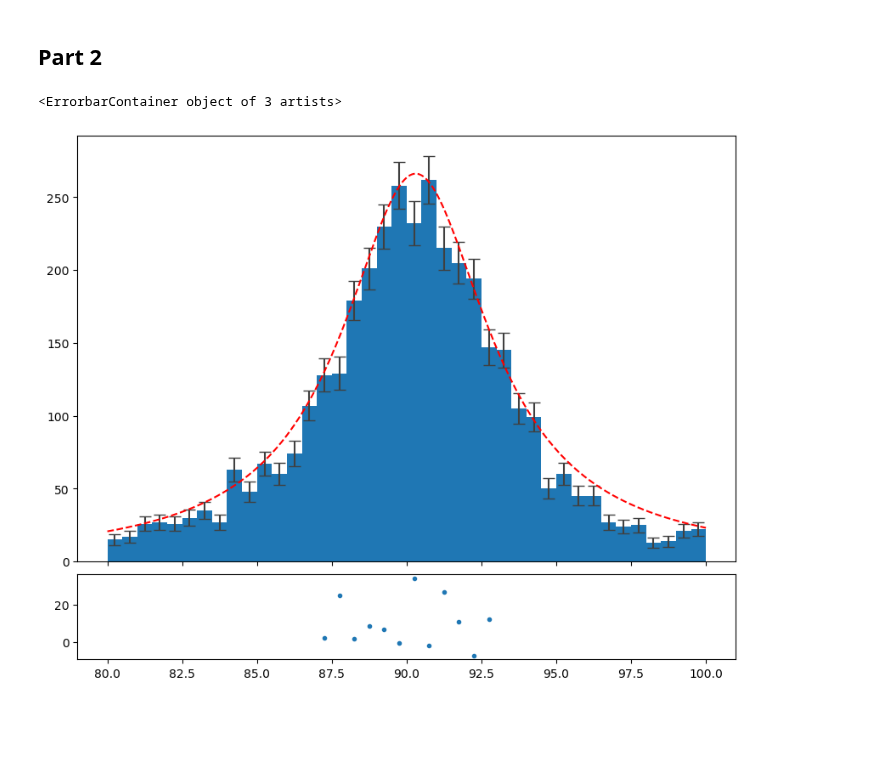
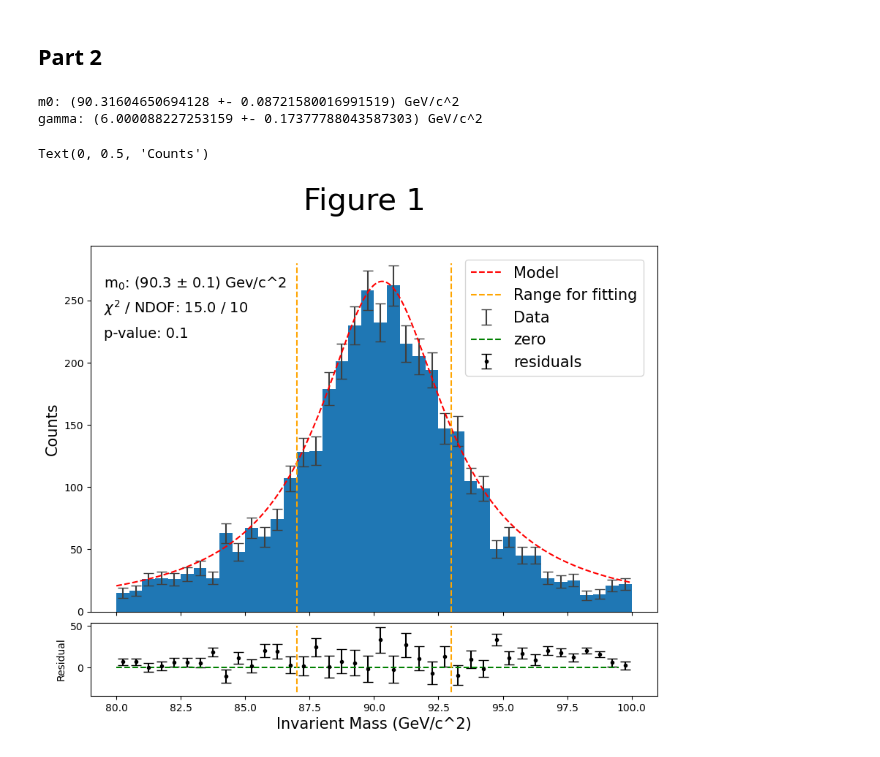
Before and after one commit to MatthewPrem/PHYS265-spring25, a Jupyter notebook: Lab3/Lab 3.ipynb, the cells around one changed output. Saved outputs shown, nothing was run; the diff lists cells and outputs as text; code cells hidden in the pictures; blank space fills up the shorter version.

```diff
--- a/Lab3/Lab 3.ipynb
+++ b/Lab3/Lab 3.ipynb
@@ -65,22 +66,44 @@ mask = (b+binsize/2>87)&(b+binsize/2<93)
 dataX = b[mask]+binsize/2
 dataY = n[mask]
 
-param, covar = curve_fit(D,dataX, dataY/np.sum(dataY))
+param, covar = curve_fit(D,dataX, dataY/np.sum(dataY), sigma=s_n[mask]/np.sum(dataY), absolute_sigma=True)
 
 evalX = np.linspace(bins[0], bins[-1], 1000)
 fit = D(evalX, param[0], param[1])
+
+m0,gamma=param
+s_m0, s_gamma = np.sqrt(np.diag(covar))
+print(f"m0: ({m0} +- {s_m0}) GeV/c^2\ngamma: ({gamma} +- {s_gamma}) GeV/c^2")
+# %% [output]
+m0: (90.31604650694128 +- 0.08721580016991519) GeV/c^2
+gamma: (6.000088227253159 +- 0.17377788043587303) GeV/c^2
-# %%
-fig, (axd,axr) = plt.subplots(2,1, sharex=True, gridspec_kw={'height_ratios':[5,1], 'hspace':0.05}, figsize=(10,8))
-axd.hist(M, bins=bins)
-axd.errorbar(b+binsize/2, n, s_n, fmt=" ", capsize=5, color=(0.25,0.25,0.25))
-axd.plot(evalX, fit*5000/2, color="red", linestyle="--")
-
-model = 5000./2.*D(dataX,param[0],param[1])
-residuals = model-dataY
-chi2 = np.sum((residuals)**2)
-ndof = len(model)-2
-
-axr.errorbar(dataX, residuals, fmt=".")
-# %% [output]
-<ErrorbarContainer object of 3 artists>
-[figure, removed]
+# %%
+fig, (axd,axr) = plt.subplots(2,1, sharex=True, gridspec_kw={'height_ratios':[5,1], 'hspace':0.05}, figsize=(10,8))
+axd.hist(M, bins=bins)
+axd.errorbar(b+binsize/2, n, s_n, fmt=" ", capsize=5, color=(0.25,0.25,0.25), label="Data")
+axd.plot(evalX, fit*5000/2, color="red", linestyle="--", label="Model")
+
+model = 5000./2.*D(dataX,param[0],param[1])
+residuals = model-dataY
+chi2 = np.sum((residuals/s_n[mask])**2)
+ndof = len(model)-2
+reducedChi2=chi2/(len(dataX))
+pval = scipy.stats.chi2.sf(chi2, ndof)
+axd.text(79.5,260,f"m$_0$: ({m0:.1f} $\\pm$ {s_m0:0.1f}) Gev/c^2", fontsize=14)
+axd.text(79.5,240,f"$\\chi^2$ / NDOF: {chi2:.1f} / {ndof}", fontsize=14)
+axd.text(79.5,220,f"p-value: {pval:.1f}", fontsize=14)
+
+plotRes = 5000./2.*D(b+binsize/2, param[0],param[1])-n
+axr.errorbar(b+binsize/2, plotRes,yerr = s_n,capsize=5, fmt=".k", label="residuals")
+axr.hlines(0,np.min(b),np.max(b),linestyle="--",color="green",label="zero")
+fig.suptitle("Figure 1", fontsize=30);
+axd.vlines((dataX[0]-binsize/2,dataX[-1]+binsize/2),0,280, linestyle="--",color="orange",label="Range for fitting")
+axr.vlines((dataX[0]-binsize/2,dataX[-1]+binsize/2),-30,50, linestyle="--",color="orange")
+
+fig.legend(loc=(0.67,0.65),fontsize=15)
+axr.set_xlabel("Invarient Mass (GeV/c^2)", fontsize=15)
+axr.set_ylabel("Residual")
+axd.set_ylabel("Counts",fontsize=15)
+# %% [output]
+Text(0, 0.5, 'Counts')
+[figure, added]
```
Also changed, not shown: parts of 1 cell of this notebook.
